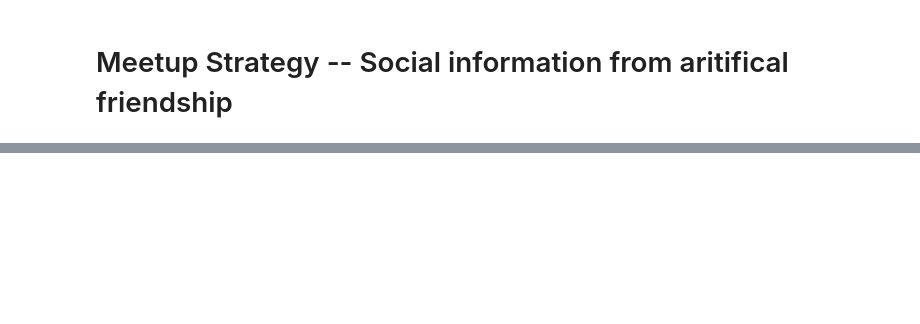
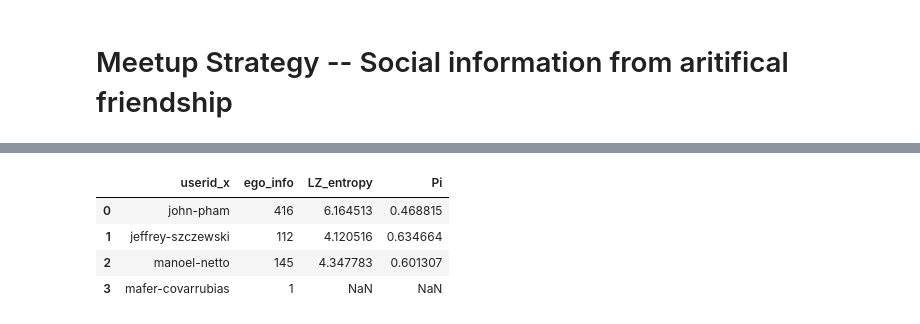
Before and after one commit to Magica-Chen/social-predictability, a Jupyter notebook: MS-Social-Information-AF.ipynb, the cells around one changed output, grey strips where cells are left out. Drawn from its saved outputs; the diff is of its cells as text; code cells hidden in the pictures; blank space fills up the shorter version.

```diff
--- a/MS-Social-Information-AF.ipynb
+++ b/MS-Social-Information-AF.ipynb
@@ -45,0 +69,8 @@ mika-pippuri
+# %%
+we_meet.ego_stats
+# %% [output]
+|  | userid_x | ego_info | LZ_entropy | Pi |
+| 0 | john-pham | 416 | 6.164513 | 0.468815 |
+| 1 | jeffrey-szczewski | 112 | 4.120516 | 0.634664 |
+| 2 | manoel-netto | 145 | 4.347783 | 0.601307 |
+| 3 | mafer-covarrubias | 1 | NaN | NaN |
```
Also changed, not shown: parts of 2 cells of this notebook, 2 other files.
